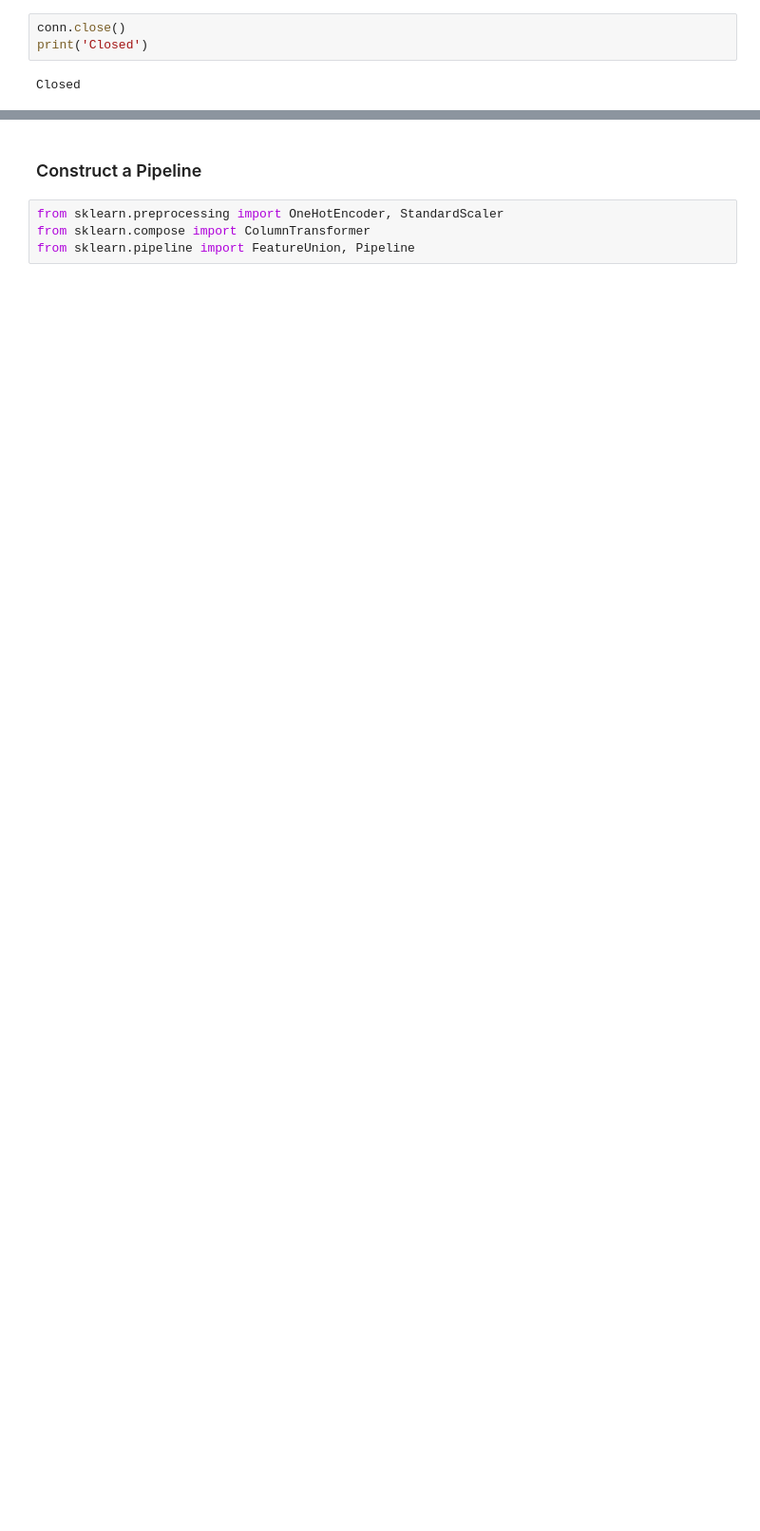
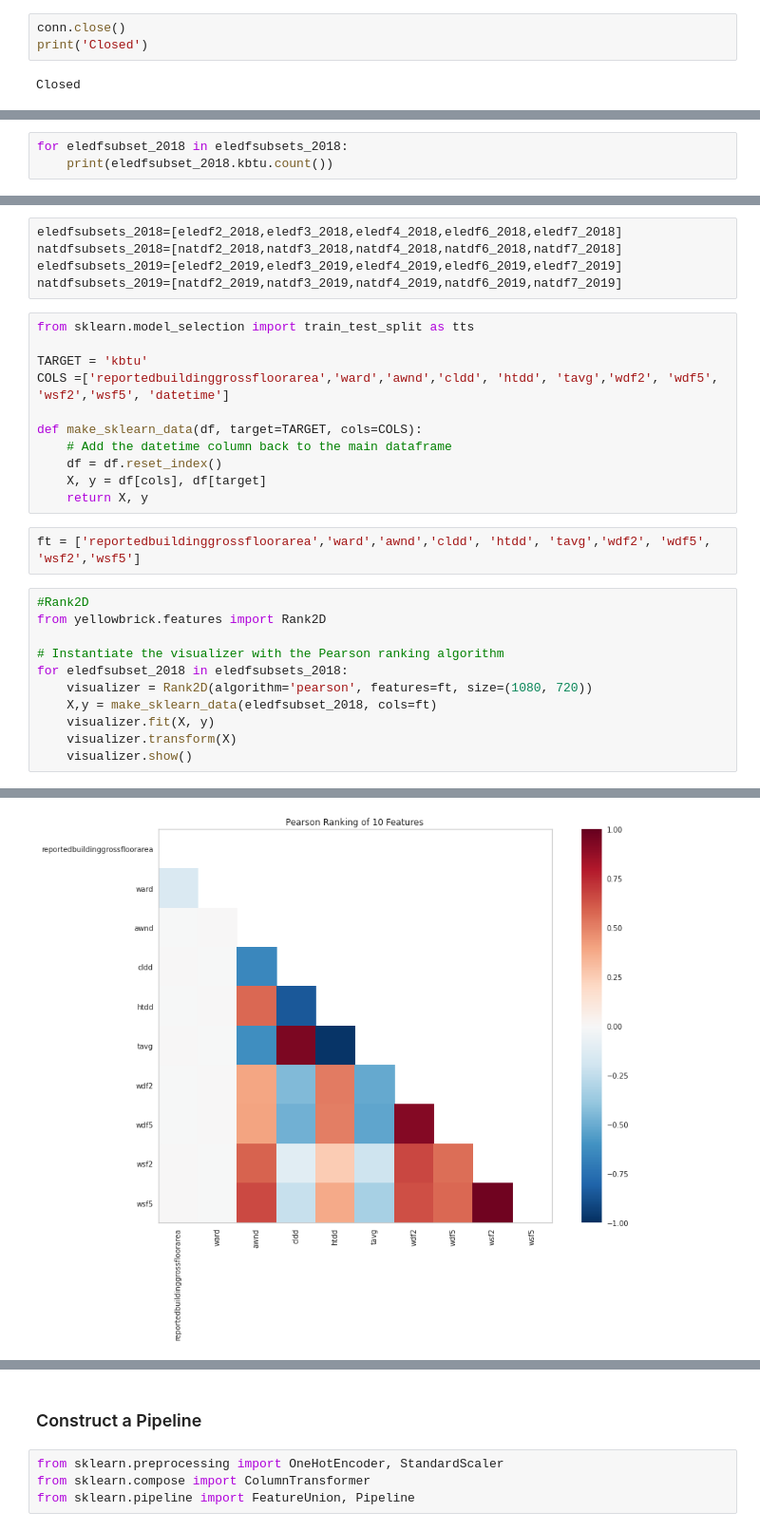
Before and after one commit to DHinton7/Power-Rangers, a Jupyter notebook: Dont_Look/Dom_Different_Models.ipynb, the cells around one changed output, grey strips where cells are left out. Shown at 95% size. Saved outputs shown, nothing was run; the diff lists cells and outputs as text; blank space fills up the shorter version.

Commit message:
visualization updates and building models 1-6

```diff
--- a/Dont_Look/Dom_Different_Models.ipynb
+++ b/Dont_Look/Dom_Different_Models.ipynb
@@ -237,0 +203,3 @@ class DenseTransformer(TransformerMixin):
+# %%
+for eledfsubset_2018 in eledfsubsets_2018:
+    print(eledfsubset_2018.kbtu.count())
@@ -237,0 +245,30 @@ class DenseTransformer(TransformerMixin):
+# %%
+eledfsubsets_2018=[eledf2_2018,eledf3_2018,eledf4_2018,eledf6_2018,eledf7_2018]
+natdfsubsets_2018=[natdf2_2018,natdf3_2018,natdf4_2018,natdf6_2018,natdf7_2018]
+eledfsubsets_2019=[eledf2_2019,eledf3_2019,eledf4_2019,eledf6_2019,eledf7_2019]
+natdfsubsets_2019=[natdf2_2019,natdf3_2019,natdf4_2019,natdf6_2019,natdf7_2019]
+# %%
+from sklearn.model_selection import train_test_split as tts
+
+TARGET = 'kbtu'
+COLS =['reportedbuildinggrossfloorarea','ward','awnd','cldd', 'htdd', 'tavg','wdf2', 'wdf5', 'wsf2','wsf5', 'datetime']
+
+def make_sklearn_data(df, target=TARGET, cols=COLS):
+    # Add the datetime column back to the main dataframe
+    df = df.reset_index()
+    X, y = df[cols], df[target]
+    return X, y
+# %%
+ft = ['reportedbuildinggrossfloorarea','ward','awnd','cldd', 'htdd', 'tavg','wdf2', 'wdf5', 'wsf2','wsf5']
+# %%
+#Rank2D
+from yellowbrick.features import Rank2D
+
+# Instantiate the visualizer with the Pearson ranking algorithm
+for eledfsubset_2018 in eledfsubsets_2018:
+    visualizer = Rank2D(algorithm='pearson', features=ft, size=(1080, 720))
+    X,y = make_sklearn_data(eledfsubset_2018, cols=ft)
+    visualizer.fit(X, y)
+    visualizer.transform(X)
+    visualizer.show()
+# %% [output]
@@ -237,0 +277 @@ class DenseTransformer(TransformerMixin):
+[figure, added]
```
Also changed, not shown: parts of 78 cells of this notebook, 3 other files.
